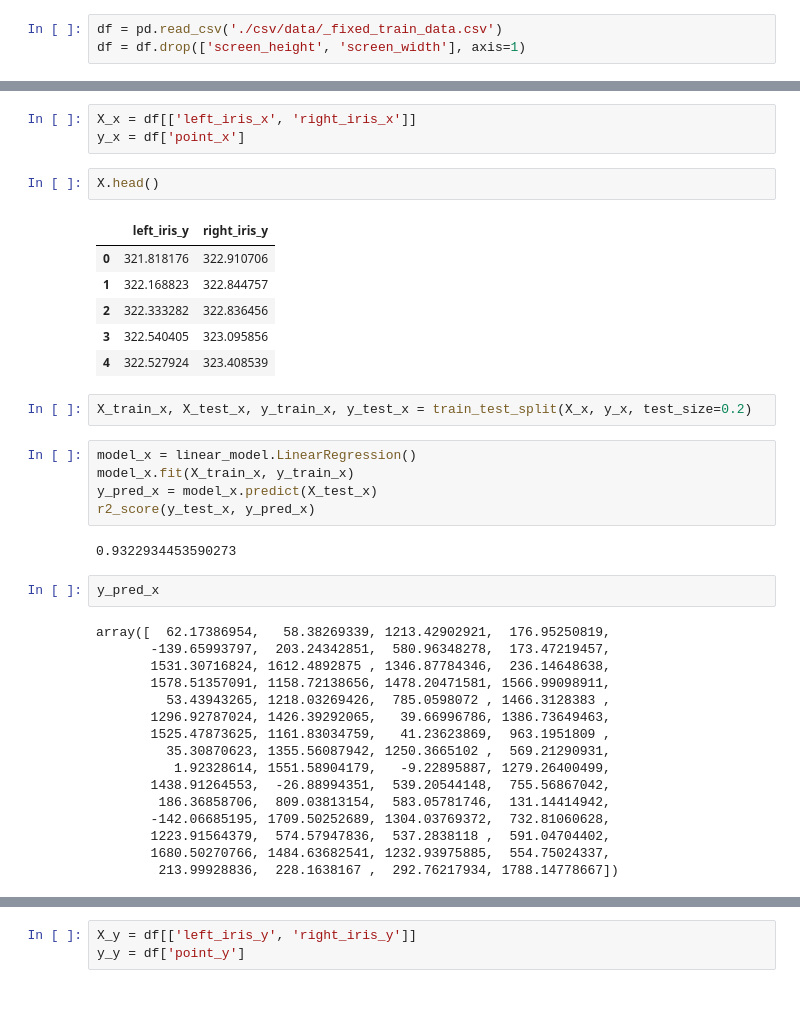
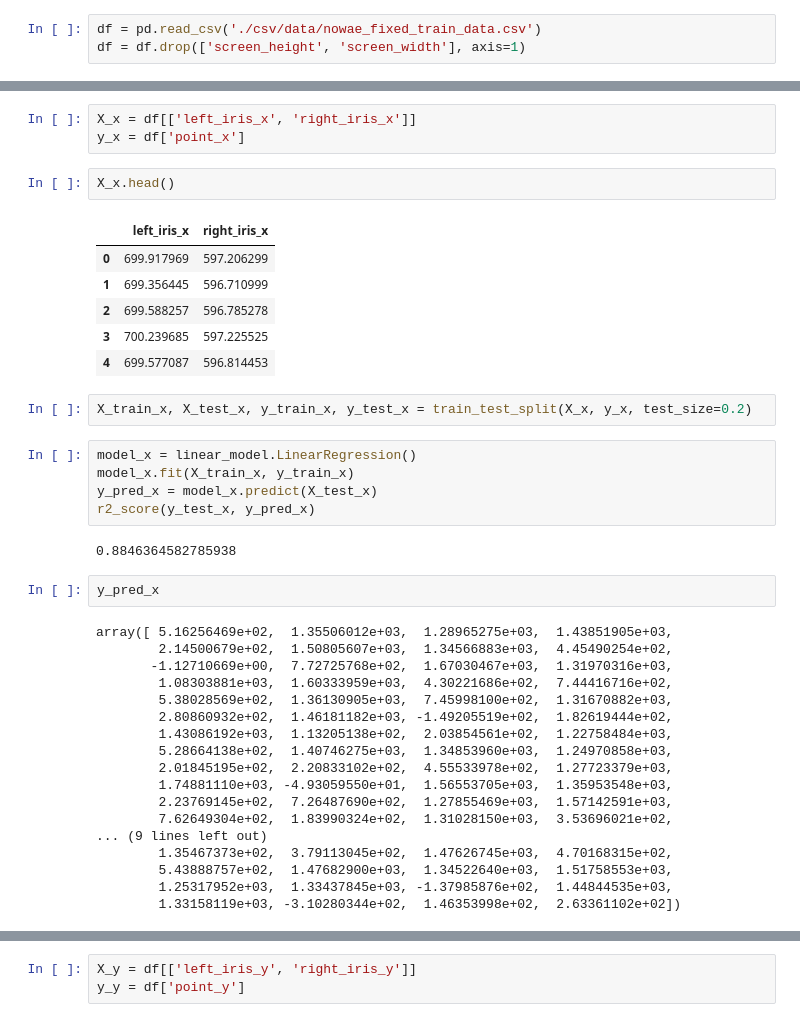
Before and after one commit to ruxailab/web-eye-tracker, a Jupyter notebook: app/services/calib_validation/test.ipynb, the cells around one changed output, grey strips where cells are left out. Saved outputs shown, nothing was run; the diff lists cells and outputs as text.

```diff
--- a/app/services/calib_validation/test.ipynb
+++ b/app/services/calib_validation/test.ipynb
@@ -8,5 +10,5 @@ import pandas as pd
 # %%
-df = pd.read_csv('./csv/data/_fixed_train_data.csv')
+df = pd.read_csv('./csv/data/nowae_fixed_train_data.csv')
 df = df.drop(['screen_height', 'screen_width'], axis=1)
 # %%
 df.head()
@@ -44,14 +46,14 @@ plt.show()
 X_x = df[['left_iris_x', 'right_iris_x']]
 y_x = df['point_x']
 # %%
-X.head()
+X_x.head()
 # %% [output]
-|  | left_iris_y | right_iris_y |
-| 0 | 321.818176 | 322.910706 |
-| 1 | 322.168823 | 322.844757 |
-| 2 | 322.333282 | 322.836456 |
-| 3 | 322.540405 | 323.095856 |
-| 4 | 322.527924 | 323.408539 |
+|  | left_iris_x | right_iris_x |
+| 0 | 699.917969 | 597.206299 |
+| 1 | 699.356445 | 596.710999 |
+| 2 | 699.588257 | 596.785278 |
+| 3 | 700.239685 | 597.225525 |
+| 4 | 699.577087 | 596.814453 |
 # %%
 X_train_x, X_test_x, y_train_x, y_test_x = train_test_split(X_x, y_x, test_size=0.2)
 # %%
@@ -60,25 +62,27 @@ model_x.fit(X_train_x, y_train_x)
 y_pred_x = model_x.predict(X_test_x)
 r2_score(y_test_x, y_pred_x)
 # %% [output]
-0.9322934453590273
+0.8846364582785938
 # %%
 y_pred_x
 # %% [output]
-array([  62.17386954,   58.38269339, 1213.42902921,  176.95250819,
-       -139.65993797,  203.24342851,  580.96348278,  173.47219457,
-       1531.30716824, 1612.4892875 , 1346.87784346,  236.14648638,
-       1578.51357091, 1158.72138656, 1478.20471581, 1566.99098911,
-         53.43943265, 1218.03269426,  785.0598072 , 1466.3128383 ,
-       1296.92787024, 1426.39292065,   39.66996786, 1386.73649463,
-       1525.47873625, 1161.83034759,   41.23623869,  963.1951809 ,
-         35.30870623, 1355.56087942, 1250.3665102 ,  569.21290931,
-          1.92328614, 1551.58904179,   -9.22895887, 1279.26400499,
-       1438.91264553,  -26.88994351,  539.20544148,  755.56867042,
-        186.36858706,  809.03813154,  583.05781746,  131.14414942,
-       -142.06685195, 1709.50252689, 1304.03769372,  732.81060628,
-       1223.91564379,  574.57947836,  537.2838118 ,  591.04704402,
-       1680.50270766, 1484.63682541, 1232.93975885,  554.75024337,
-        213.99928836,  228.1638167 ,  292.76217934, 1788.14778667])
+array([ 5.16256469e+02,  1.35506012e+03,  1.28965275e+03,  1.43851905e+03,
+        2.14500679e+02,  1.50805607e+03,  1.34566883e+03,  4.45490254e+02,
+       -1.12710669e+00,  7.72725768e+02,  1.67030467e+03,  1.31970316e+03,
+        1.08303881e+03,  1.60333959e+03,  4.30221686e+02,  7.44416716e+02,
+        5.38028569e+02,  1.36130905e+03,  7.45998100e+02,  1.31670882e+03,
+        2.80860932e+02,  1.46181182e+03, -1.49205519e+02,  1.82619444e+02,
+        1.43086192e+03,  1.13205138e+02,  2.03854561e+02,  1.22758484e+03,
+        5.28664138e+02,  1.40746275e+03,  1.34853960e+03,  1.24970858e+03,
+        2.01845195e+02,  2.20833102e+02,  4.55533978e+02,  1.27723379e+03,
+        1.74881110e+03, -4.93059550e+01,  1.56553705e+03,  1.35953548e+03,
+        2.23769145e+02,  7.26487690e+02,  1.27855469e+03,  1.57142591e+03,
+        7.62649304e+02,  1.83990324e+02,  1.31028150e+03,  3.53696021e+02,
+... (9 lines left out)
+        1.35467373e+02,  3.79113045e+02,  1.47626745e+03,  4.70168315e+02,
+        5.43888757e+02,  1.47682900e+03,  1.34522640e+03,  1.51758553e+03,
+        1.25317952e+03,  1.33437845e+03, -1.37985876e+02,  1.44844535e+03,
+        1.33158119e+03, -3.10280344e+02,  1.46353998e+02,  2.63361102e+02])
 # %%
 sns.regplot(x=y_test_x, y=y_pred_x)
 plt.show()
```
Also changed, not shown: parts of 14 cells of this notebook.
